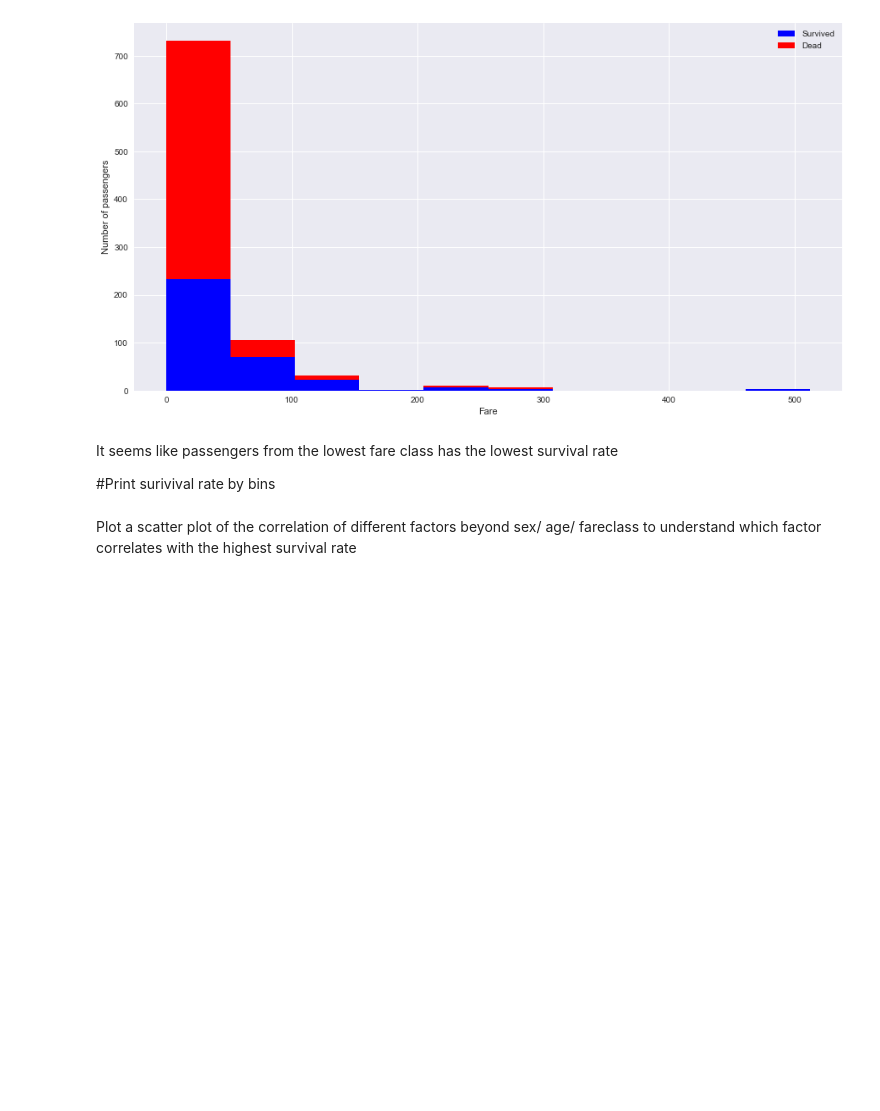
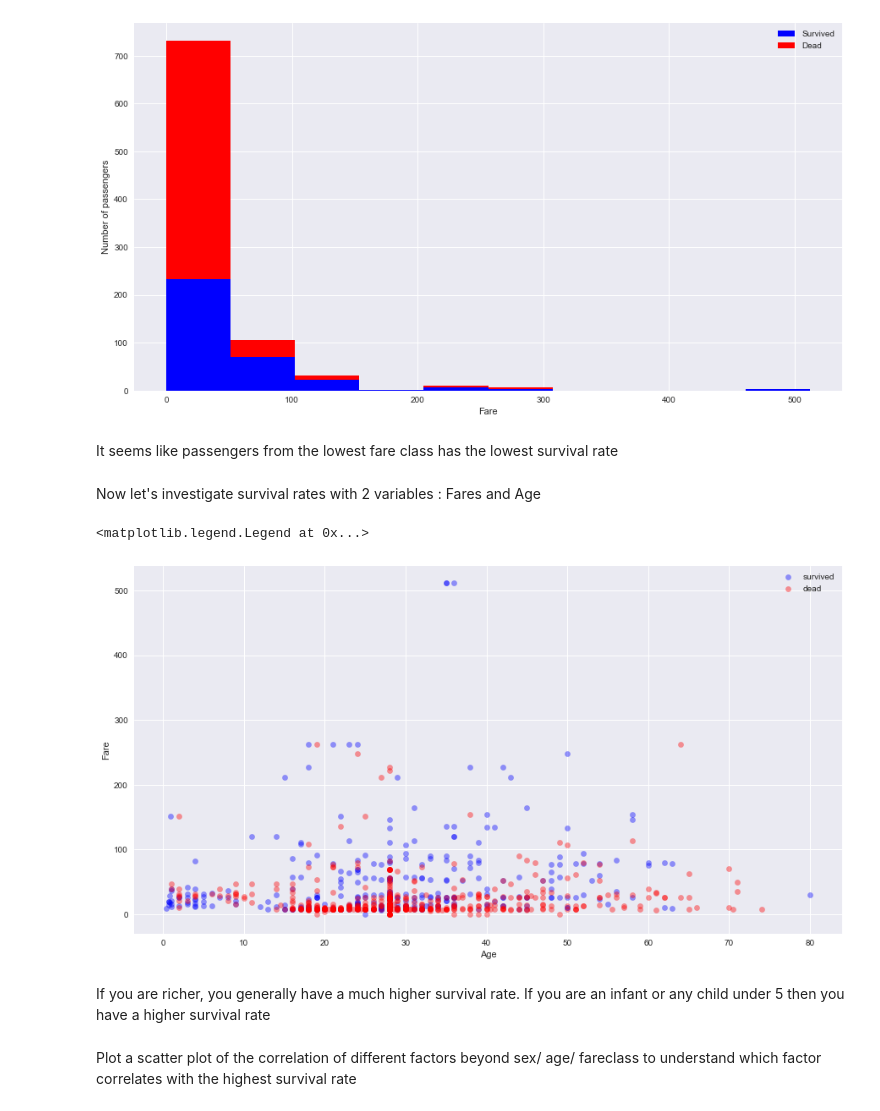
Before and after one commit to cixita/udacitypjts, a Jupyter notebook: Titanic - Chengxi tang quiz.ipynb, the cells around one changed output. Saved outputs shown, nothing was run; the diff lists cells and outputs as text; code cells hidden in the pictures; blank space fills up the shorter version.

```diff
--- a/Titanic - Chengxi tang quiz.ipynb
+++ b/Titanic - Chengxi tang quiz.ipynb
@@ -164,7 +164,21 @@ plt.legend()
 [figure]
 # %% [markdown]
 It seems like passengers from the lowest fare class has the lowest survival rate
-
-#Print surivival rate by bins
+# %% [markdown]
+Now let's investigate survival rates with 2 variables : Fares and Age
+# %%
+plt.figure(figsize=(15,8))
+ax = plt.subplot()
+ax.scatter(data[data['Survived']==1]['Age'],data[data['Survived']==1]['Fare'],c='blue',s=40, alpha=0.4)
+ax.scatter(data[data['Survived']==0]['Age'],data[data['Survived']==0]['Fare'],c='red',s=40,  alpha=0.4)
+ax.set_xlabel('Age')
+ax.set_ylabel('Fare')
+ax.legend(('survived','dead'),scatterpoints=1)
+# %% [output]
+<matplotlib.legend.Legend at 0x...>
+[figure, added]
+# %% [markdown]
+If you are richer, you generally have a much higher survival rate.
+If you are an infant or any child under 5 then you have a higher survival rate
 # %% [markdown]
 Plot a scatter plot of the correlation of different factors beyond sex/ age/ fareclass to understand which factor correlates with the highest survival rate
```
Also changed, not shown: parts of 3 cells of this notebook.
